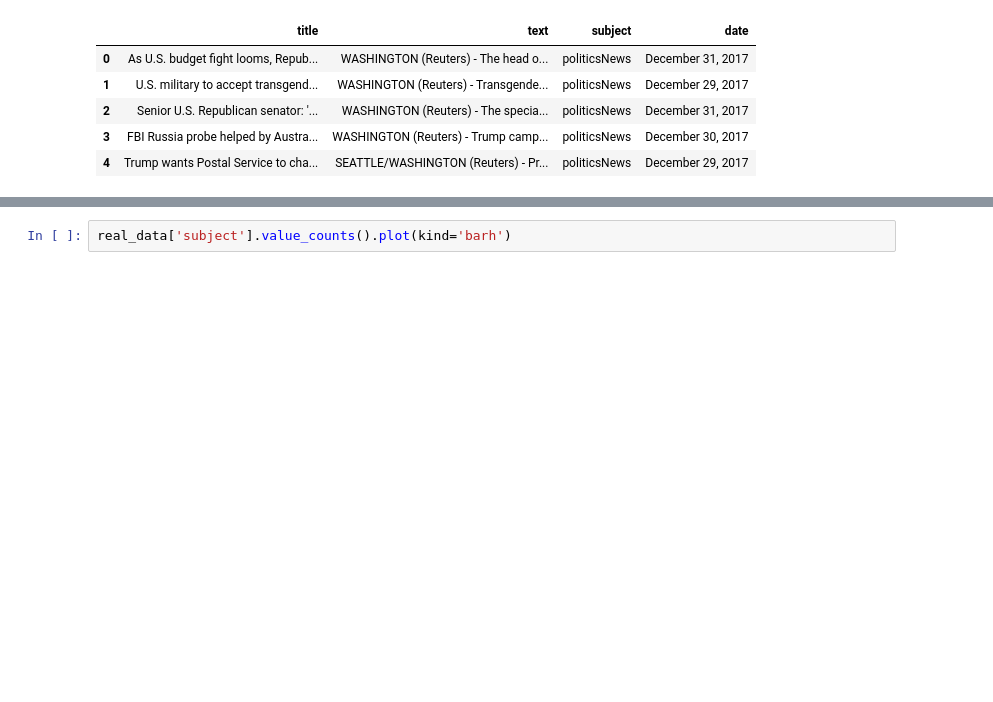
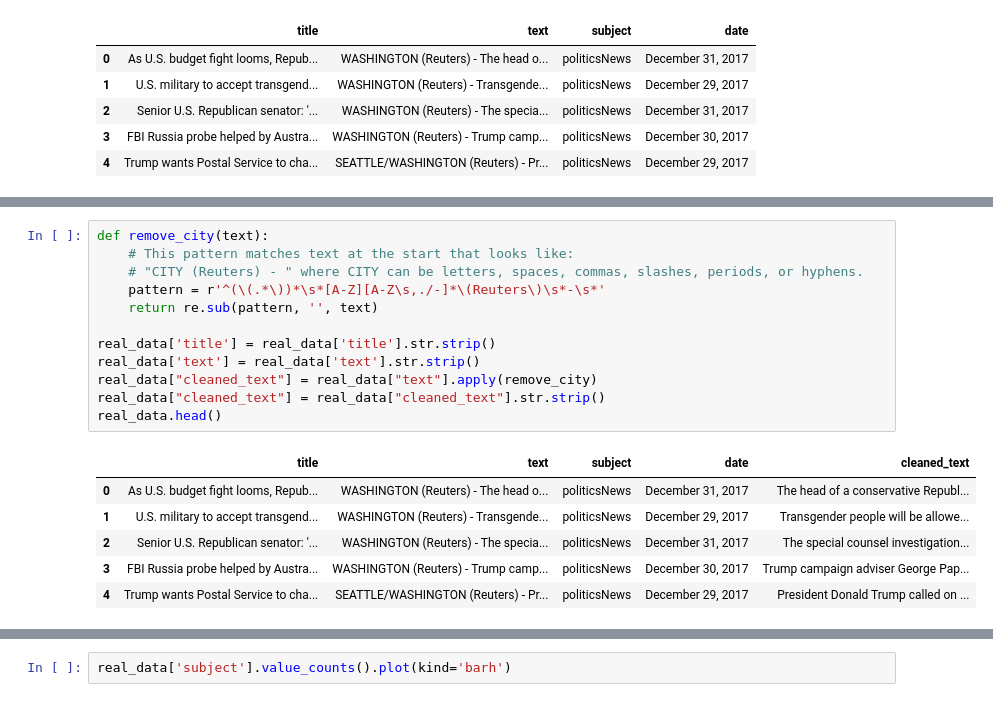
Before and after one commit to mastrich00/FakeNewsNLP, a Jupyter notebook: main.ipynb, the cells around one changed output, grey strips where cells are left out. Cells and saved outputs as stored; diff of their text form; blank space fills up the shorter version.

```diff
--- a/main.ipynb
+++ b/main.ipynb
@@ -38,0 +71,19 @@ real_data.head()
+# %%
+def remove_city(text):
+    # This pattern matches text at the start that looks like:
+    # "CITY (Reuters) - " where CITY can be letters, spaces, commas, slashes, periods, or hyphens.
+    pattern = r'^(\(.*\))*\s*[A-Z][A-Z\s,./-]*\(Reuters\)\s*-\s*'
+    return re.sub(pattern, '', text)
+
+real_data['title'] = real_data['title'].str.strip()
+real_data['text'] = real_data['text'].str.strip()
+real_data["cleaned_text"] = real_data["text"].apply(remove_city)
+real_data["cleaned_text"] = real_data["cleaned_text"].str.strip()
+real_data.head()
+# %% [output]
+|  | title | text | subject | date | cleaned_text |
+| 0 | As U.S. budget fight looms, Repub... | WASHINGTON (Reuters) - The head o... | politicsNews | December 31, 2017 | The head of a conservative Republ... |
+| 1 | U.S. military to accept transgend... | WASHINGTON (Reuters) - Transgende... | politicsNews | December 29, 2017 | Transgender people will be allowe... |
+| 2 | Senior U.S. Republican senator: '... | WASHINGTON (Reuters) - The specia... | politicsNews | December 31, 2017 | The special counsel investigation... |
+| 3 | FBI Russia probe helped by Austra... | WASHINGTON (Reuters) - Trump camp... | politicsNews | December 30, 2017 | Trump campaign adviser George Pap... |
+| 4 | Trump wants Postal Service to cha... | SEATTLE/WASHINGTON (Reuters) - Pr... | politicsNews | December 29, 2017 | President Donald Trump called on ... |
```
Also changed, not shown: parts of 9 cells of this notebook.
